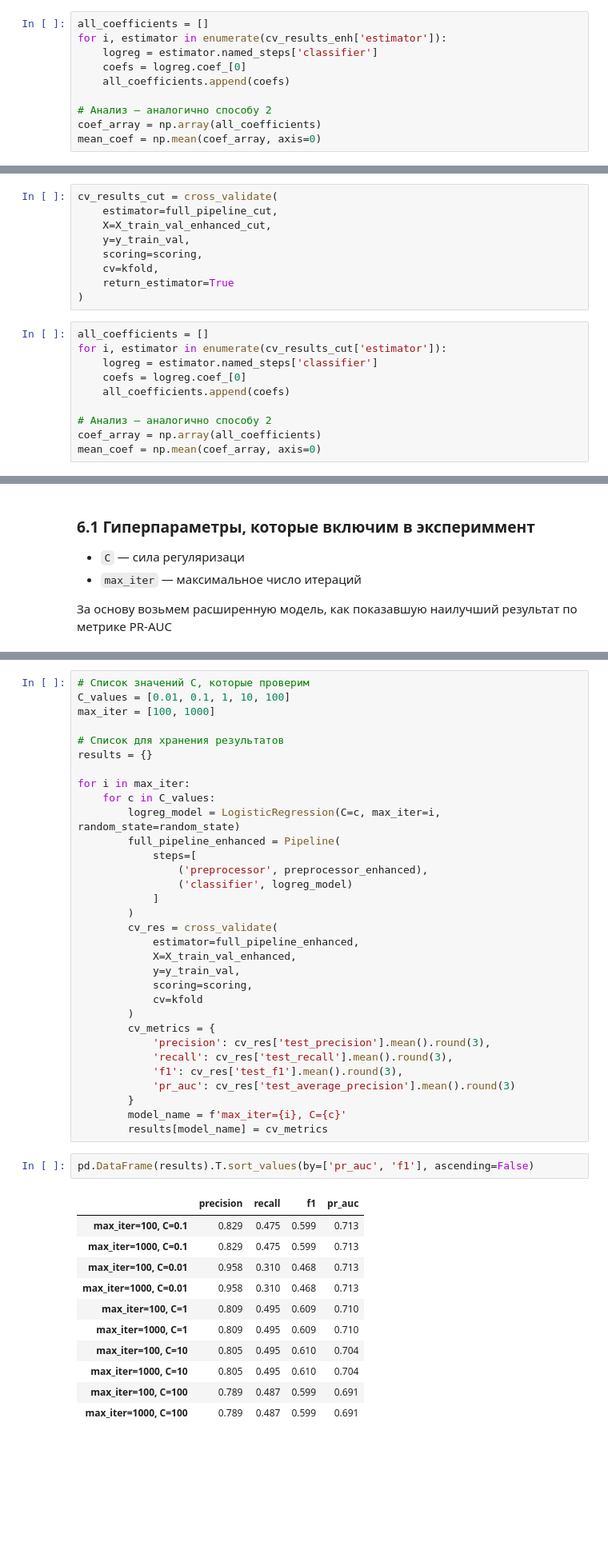
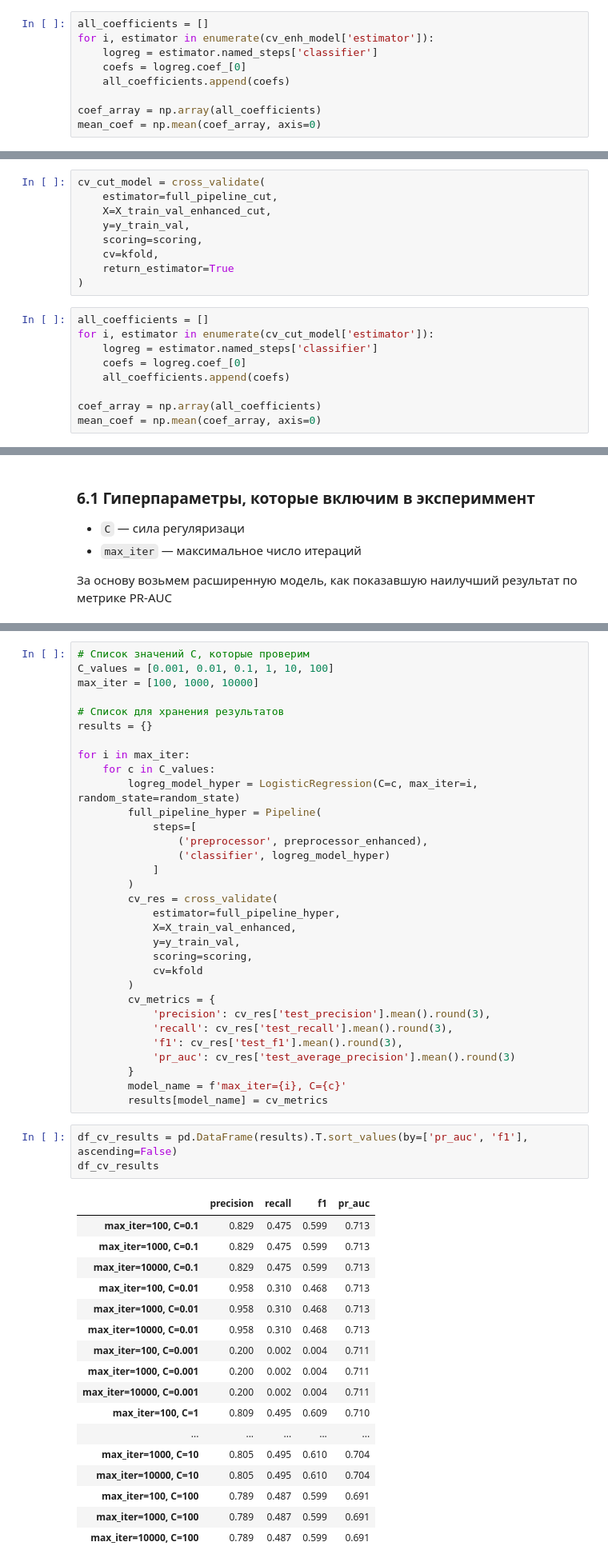
Before and after one commit to TemaQDX/project_happy_coffe_beans, a Jupyter notebook: happy_coffee_beans_project_sprint_11_Artem_Burov.ipynb, the cells around one changed output, grey strips where cells are left out. Shown at 80% size. Drawn from its saved outputs; the diff is of its cells as text; blank space fills up the shorter version.

Commit message:
test_done_model_saved

```diff
--- a/happy_coffee_beans_project_sprint_11_Artem_Burov.ipynb
+++ b/happy_coffee_beans_project_sprint_11_Artem_Burov.ipynb
@@ -1720,12 +1701,11 @@ cv_results_enh = cross_validate(
 )
 # %%
 all_coefficients = []
-for i, estimator in enumerate(cv_results_enh['estimator']):
+for i, estimator in enumerate(cv_enh_model['estimator']):
     logreg = estimator.named_steps['classifier']
     coefs = logreg.coef_[0]
     all_coefficients.append(coefs)
 
-# Анализ — аналогично способу 2
 coef_array = np.array(all_coefficients)
 mean_coef = np.mean(coef_array, axis=0)
 # %%
@@ -1881,5 +1872,5 @@ all_names = (
 # %%
-cv_results_cut = cross_validate(
+cv_cut_model = cross_validate(
     estimator=full_pipeline_cut,
     X=X_train_val_enhanced_cut,
     y=y_train_val,
@@ -1889,12 +1880,11 @@ cv_results_cut = cross_validate(
 )
 # %%
 all_coefficients = []
-for i, estimator in enumerate(cv_results_cut['estimator']):
+for i, estimator in enumerate(cv_cut_model['estimator']):
     logreg = estimator.named_steps['classifier']
     coefs = logreg.coef_[0]
     all_coefficients.append(coefs)
 
-# Анализ — аналогично способу 2
 coef_array = np.array(all_coefficients)
 mean_coef = np.mean(coef_array, axis=0)
 # %%
@@ -2005,22 +1984,22 @@ full_pipeline_enhanced = Pipeline(
 # %%
 # Список значений C, которые проверим
-C_values = [0.01, 0.1, 1, 10, 100]
-max_iter = [100, 1000]
+C_values = [0.001, 0.01, 0.1, 1, 10, 100]
+max_iter = [100, 1000, 10000]
 
 # Список для хранения результатов
 results = {}
 
 for i in max_iter:
     for c in C_values:
-        logreg_model = LogisticRegression(C=c, max_iter=i, random_state=random_state)
-        full_pipeline_enhanced = Pipeline(
+        logreg_model_hyper = LogisticRegression(C=c, max_iter=i, random_state=random_state)
+        full_pipeline_hyper = Pipeline(
             steps=[
                 ('preprocessor', preprocessor_enhanced),
-                ('classifier', logreg_model)
+                ('classifier', logreg_model_hyper)
             ]
         )
         cv_res = cross_validate(
-            estimator=full_pipeline_enhanced,
+            estimator=full_pipeline_hyper,
             X=X_train_val_enhanced,
             y=y_train_val,
             scoring=scoring,
@@ -2035,16 +2014,23 @@ for i in max_iter:
         model_name = f'max_iter={i}, C={c}'
         results[model_name] = cv_metrics
 # %%
-pd.DataFrame(results).T.sort_values(by=['pr_auc', 'f1'], ascending=False)
+df_cv_results = pd.DataFrame(results).T.sort_values(by=['pr_auc', 'f1'], ascending=False)
+df_cv_results
 # %% [output]
 |  | precision | recall | f1 | pr_auc |
 | max_iter=100, C=0.1 | 0.829 | 0.475 | 0.599 | 0.713 |
 | max_iter=1000, C=0.1 | 0.829 | 0.475 | 0.599 | 0.713 |
+| max_iter=10000, C=0.1 | 0.829 | 0.475 | 0.599 | 0.713 |
 | max_iter=100, C=0.01 | 0.958 | 0.310 | 0.468 | 0.713 |
 | max_iter=1000, C=0.01 | 0.958 | 0.310 | 0.468 | 0.713 |
+| max_iter=10000, C=0.01 | 0.958 | 0.310 | 0.468 | 0.713 |
+| max_iter=100, C=0.001 | 0.200 | 0.002 | 0.004 | 0.711 |
+| max_iter=1000, C=0.001 | 0.200 | 0.002 | 0.004 | 0.711 |
+| max_iter=10000, C=0.001 | 0.200 | 0.002 | 0.004 | 0.711 |
 | max_iter=100, C=1 | 0.809 | 0.495 | 0.609 | 0.710 |
-| max_iter=1000, C=1 | 0.809 | 0.495 | 0.609 | 0.710 |
-| max_iter=100, C=10 | 0.805 | 0.495 | 0.610 | 0.704 |
+| ... | ... | ... | ... | ... |
 | max_iter=1000, C=10 | 0.805 | 0.495 | 0.610 | 0.704 |
+| max_iter=10000, C=10 | 0.805 | 0.495 | 0.610 | 0.704 |
 | max_iter=100, C=100 | 0.789 | 0.487 | 0.599 | 0.691 |
 | max_iter=1000, C=100 | 0.789 | 0.487 | 0.599 | 0.691 |
+| max_iter=10000, C=100 | 0.789 | 0.487 | 0.599 | 0.691 |
```
Also changed, not shown: parts of 55 cells of this notebook, 1 other file.
